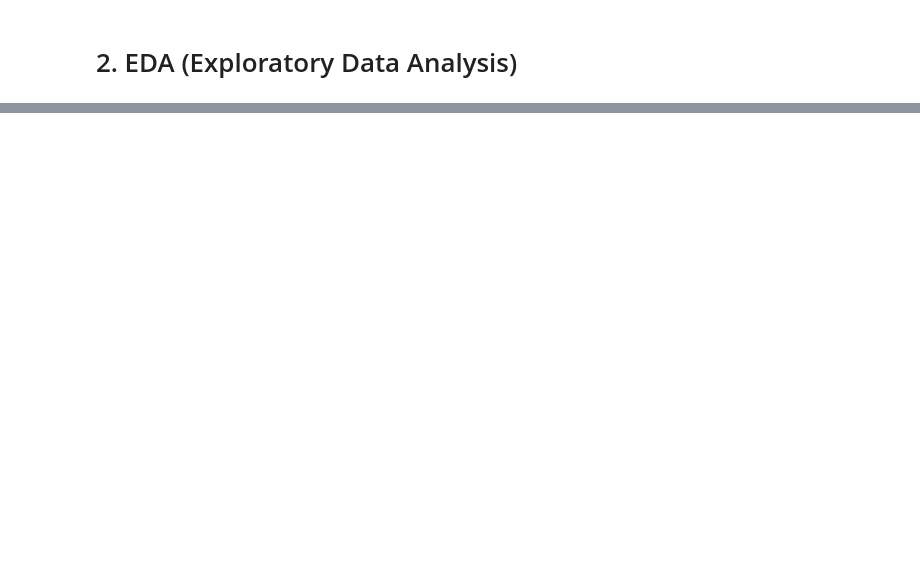
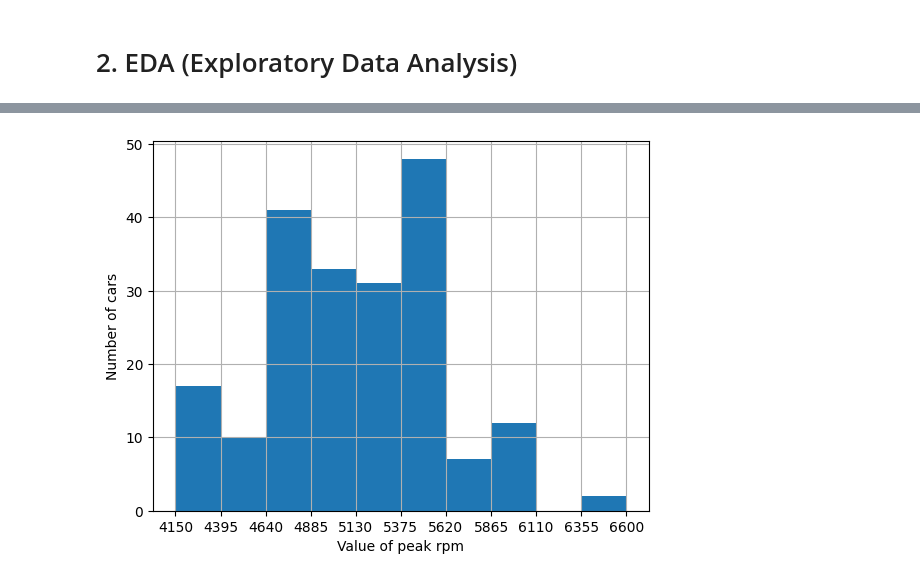
Before and after one commit to antadlp/intro_python_6_06_23, a Jupyter notebook: 10Abril_.ipynb, the cells around one changed output, grey strips where cells are left out. Drawn from its saved outputs; the diff is of its cells as text; code cells hidden in the pictures; blank space fills up the shorter version.

```diff
--- a/10Abril_.ipynb
+++ b/10Abril_.ipynb
@@ -60,0 +150,9 @@ df = pd.read_csv("/content/drive/MyDrive/intro_python_ds_6Abril/automobile.csv")
+# %%
+count,bin_edges = np.histogram(df['peak-rpm'])
+df['peak-rpm'].plot(kind='hist',xticks=bin_edges)
+plt.xlabel('Value of peak rpm')
+plt.ylabel('Number of cars')
+plt.grid()
+plt.show()
+# %% [output]
+[figure, added]
```
Also changed, not shown: parts of 41 cells of this notebook.
